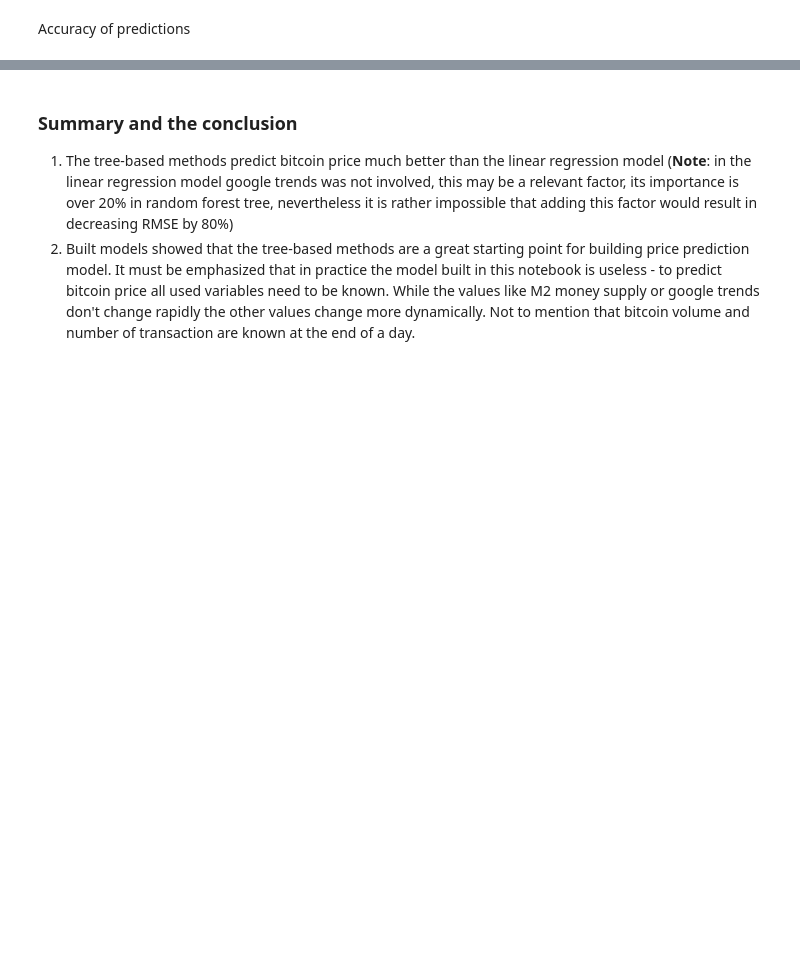
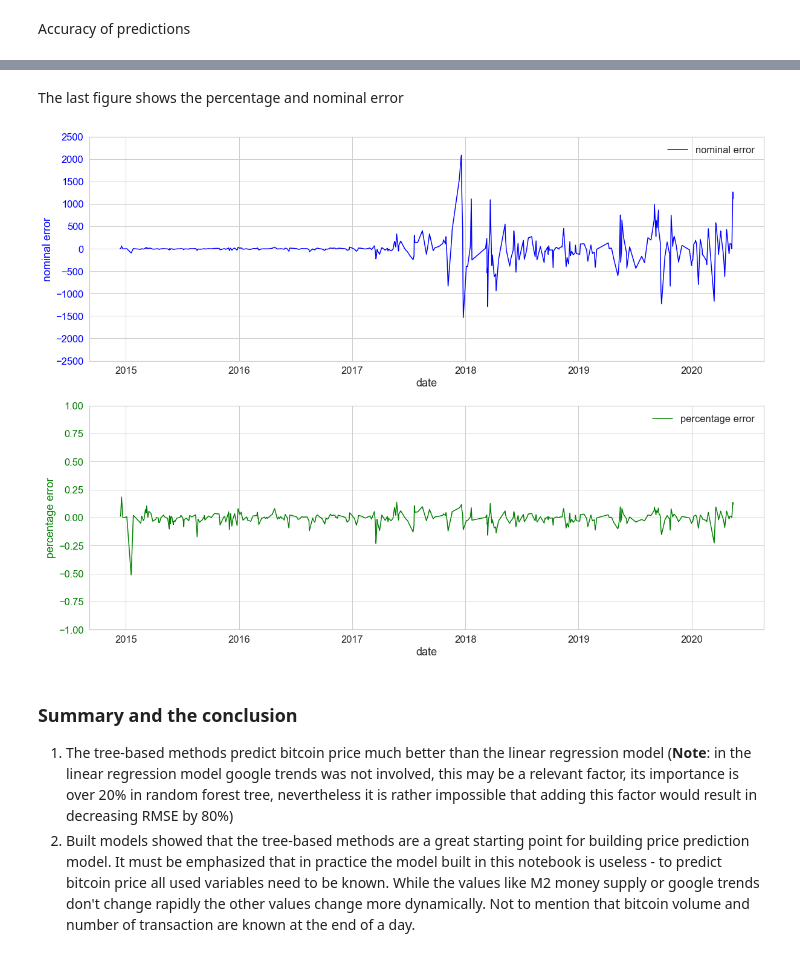
Before and after one commit to fakecoinbase/wbonickislashskills, a Jupyter notebook: bitcoin price prediction/BTC_treebased_models.ipynb, the cells around one changed output, grey strips where cells are left out. Cells and saved outputs as stored; diff of their text form; code cells hidden in the pictures; blank space fills up the shorter version.

```diff
--- a/bitcoin price prediction/BTC_treebased_models.ipynb
+++ b/bitcoin price prediction/BTC_treebased_models.ipynb
@@ -252,3 +257,25 @@ plt.show()
+# %% [markdown]
+The last figure shows the percentage and nominal error
+# %%
+fig,ax=plt.subplots(nrows=2,figsize=(20,15))
+
+ax[0].plot(prediction.index,(prediction['true price']-prediction['predicted price']),color='blue',label='nominal error')
+ax[0].set_ylabel('nominal error',color='blue')
+ax[0].set_yticks(np.arange(-2500,3000,500))
+ax[0].tick_params(axis='y', colors='blue')
+ax[0].set_xlabel('date')
+ax[0].legend()
+
+ax[1].plot(prediction.index,(prediction['true price']-prediction['predicted price'])/prediction['true price'],color='green',label='percentage error')
+ax[1].set_ylabel('percentage error',color='green')
+ax[1].tick_params(axis='y', colors='green')
+ax[1].set_ylim(-1,1)
+
+ax[1].set_xlabel('date')
+ax[1].legend()
+plt.show()
+# %% [output]
+[figure, added]
 # %% [markdown]
 ### Summary and the conclusion
 
```
Also changed, not shown: parts of 15 cells of this notebook.
